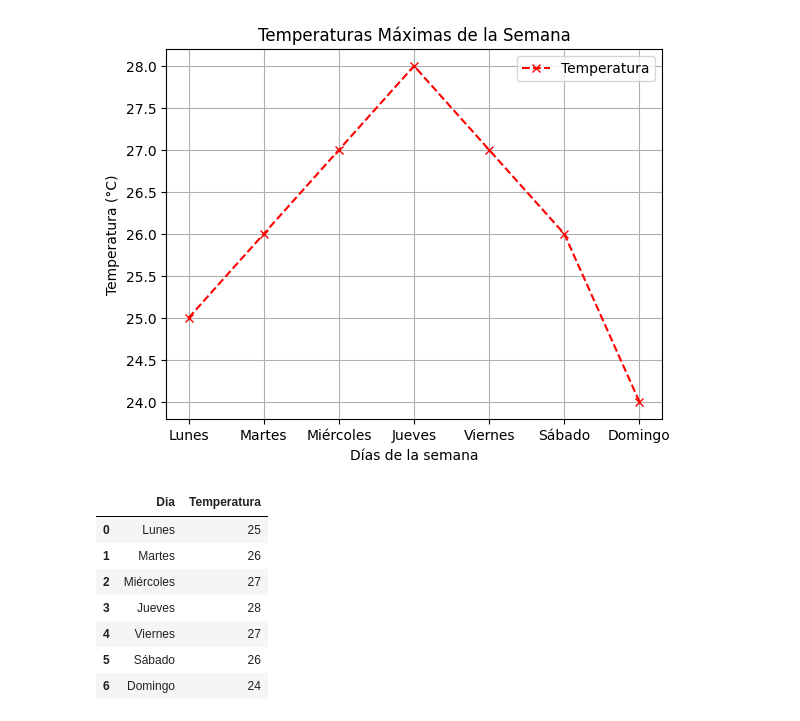
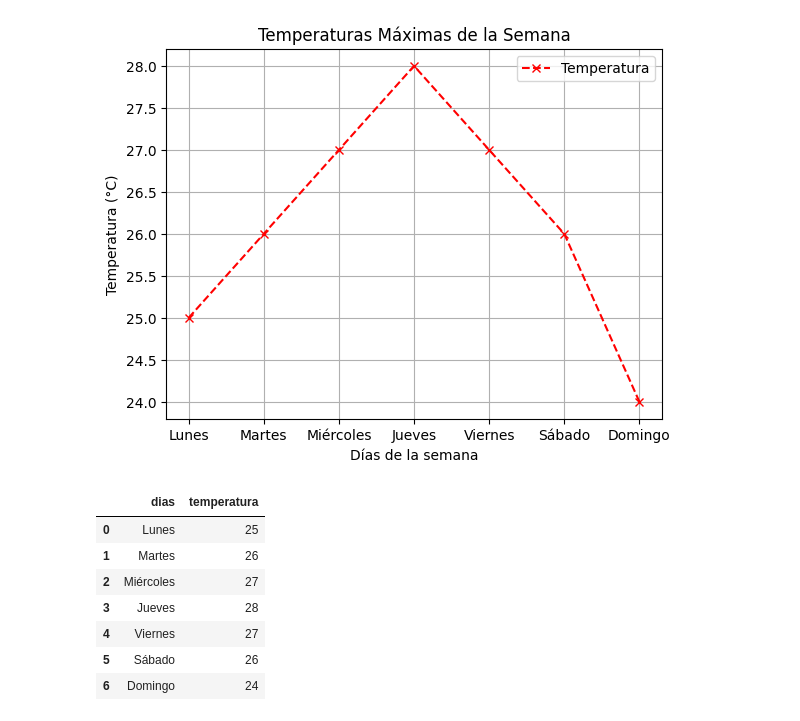
Before and after one commit to JoacoCavarzan/Data-viz-Seaborn, a Jupyter notebook: Gráficos_Seaborn.ipynb, the cells around one changed output. Cells and saved outputs as stored; diff of their text form; code cells hidden in the pictures.

```diff
--- a/Gráficos_Seaborn.ipynb
+++ b/Gráficos_Seaborn.ipynb
@@ -38,16 +38,16 @@ plt.show()
 # %%
 # creamos diccionario con los datos, y lo pasamos a un DataFrame
 
 # Crear un diccionario con los datos
-datos_semana = {'Dia': dias_semana, 'Temperatura': temperaturas}
+datos_semana = {'dias': dias_semana, 'temperatura': temperaturas}
 
 # Crear un DataFrame a partir del diccionario
 df_semana = pd.DataFrame(datos_semana)
 
 # Mostrar el DataFrame
 df_semana
 # %% [output]
-|  | Dia | Temperatura |
+|  | dias | temperatura |
 | 0 | Lunes | 25 |
 | 1 | Martes | 26 |
 | 2 | Miércoles | 27 |
```
Also changed, not shown: parts of 2 cells of this notebook.
